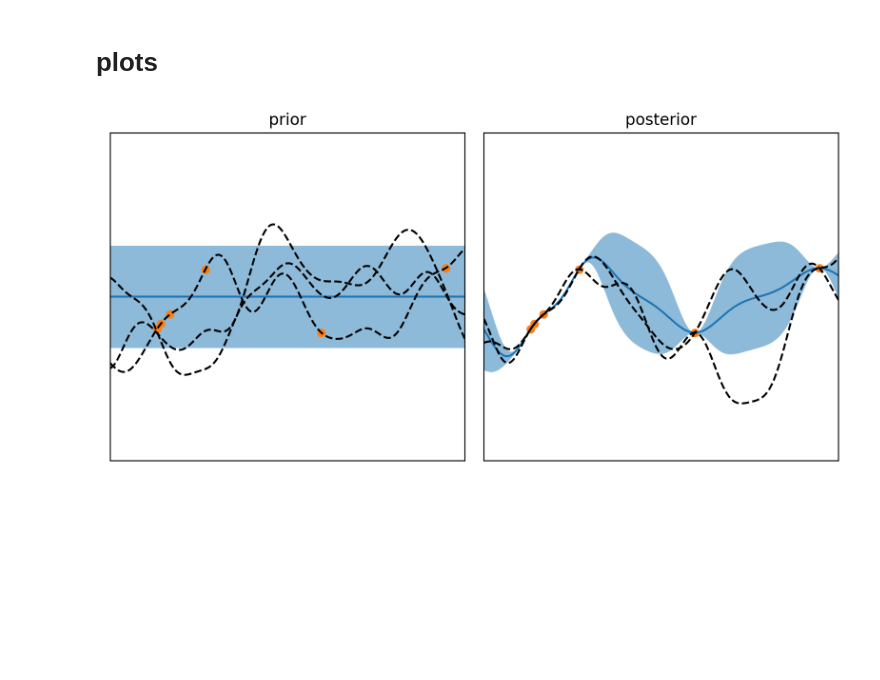
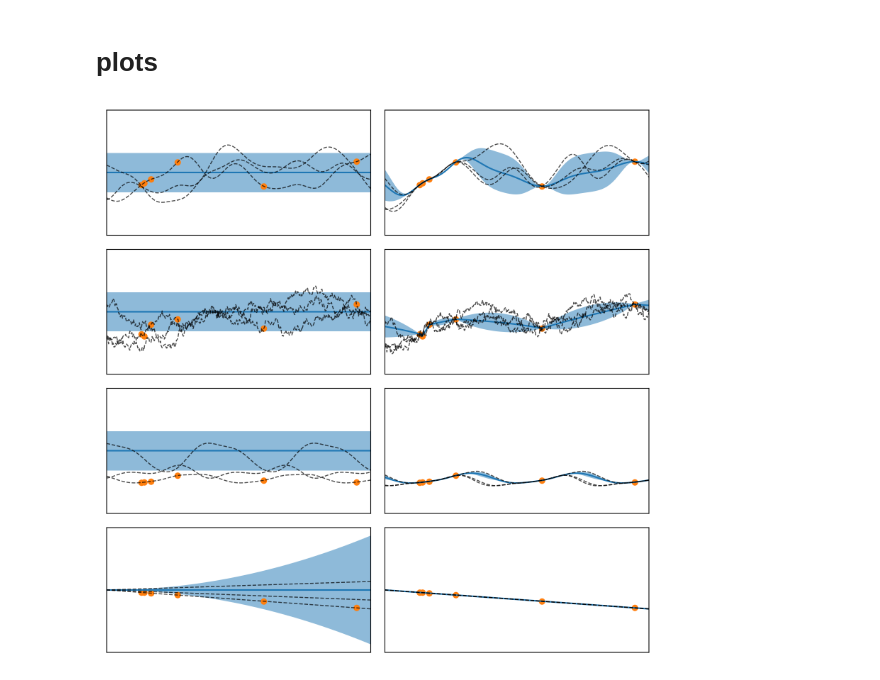
Before and after one commit to martin-marek/algorithms, a Jupyter notebook: GPs.ipynb, the cells around one changed output. Cells and saved outputs as stored; diff of their text form; code cells hidden in the pictures; blank space fills up the shorter version.

```diff
--- a/GPs.ipynb
+++ b/GPs.ipynb
@@ -62,61 +152,62 @@ print(K.min(), K.max())
 # %% [markdown]
 # plots
+# %%
+def plot_gp(ax, x, mean, cov, samples):
+
+    # plot mean ± sd
+    sd = cov.diagonal()
+    ax.plot(x_test, mean)
+    ax.fill_between(x_test, mean-2*sd, mean+2*sd, alpha=0.5)
+
+    # plot samples
+    for y_test in samples:
+        ax.plot(x_test, y_test, c='black', ls='--', lw=1, alpha=0.7)
 # %%
-fig, axs = plt.subplots(1, 2, figsize=[8, 4])
-axs[0].set_title("prior")
-axs[1].set_title("posterior")
+# plot different kernels
+kernel_fns = [rbf_kernel, laplace_kernel, periodic_kernel, linear_kernel]
+fig, axs = plt.subplots(len(kernel_fns), 2, figsize=[8, 8])
+key = jax.random.PRNGKey(0)
 
-# plot prior
-n_plot = 500
-x1 = jnp.linspace(0, 1, n_plot)
-mean = jnp.zeros_like(x1)
-cov = kernel_fn(x1, x1)
-sd = cov.diagonal()
-axs[0].plot(x1, mean)
-axs[0].fill_between(x1, mean-2*sd, mean+2*sd, alpha=0.5)
+# define test data
+x_test = jnp.linspace(0, 1, 500)
 
-# plot samples from prior
-n_samples = 3
-key = jax.random.PRNGKey(0)
-samples = sample_mv_normal(key, mean, cov, [n_samples])
-for y1 in samples:
-    axs[0].plot(x1, y1, c='black', ls='--')
+# plot each kernel
+for i, kernel_fn in enumerate(kernel_fns):
 
-# use one of the sampled draws to generate observations
-n_train = 6
-key = jax.random.PRNGKey(0)
-x1_idx = jax.random.choice(key, n_plot, shape=[n_train], replace=False)
-x2 = x1[x1_idx]
-y2 = samples[0][x1_idx]
+    # compute prior
+    mean, cov = get_prior(x_test, kernel_fn)
 
-# condition on observations
-A = kernel_fn(x1, x1)
-B = kernel_fn(x1, x2)
-C = kernel_fn(x2, x2)
-mean = B @ jnp.linalg.lstsq(C, y2)[0]
-cov = A - B @ jnp.linalg.lstsq(C, B.T)[0]
-sd = cov.diagonal()
+    # sample prior
+    samples = sample_mv_normal(key, mean, cov, [3])
 
-# plot posterior
-axs[1].plot(x1, mean)
-axs[1].fill_between(x1, mean-2*sd, mean+2*sd, alpha=0.5)
+    # plot prior
+    plot_gp(axs[i, 0], x_test, mean, cov, samples)
 
-# plot samples from posterior
-n_samples = 2
-key = jax.random.PRNGKey(0)
-samples = sample_mv_normal(key, mean, cov, [n_samples])
-for y1 in samples:
-    axs[1].plot(x1, y1, c='black', ls='--')
+    # use one of the sampled prior draws to generate observations
+    n_train = 6
+    x_test_idx = jax.random.choice(key, len(x_test), shape=[n_train], replace=False)
+    x_train = x_test[x_test_idx]
+    y_train = samples[0][x_test_idx]
 
-# shared
-for ax in axs:
+    # compute posterior by conditioning on observations
+    mean, cov = condition(x_train, x_test, y_train, kernel_fn)
+
+    # sample posterior
+    samples = sample_mv_normal(key, mean, cov, [3])
+
+    # plot posterior
+    plot_gp(axs[i, 1], x_test, mean, cov, samples)
+
+    # plot sampled training data
+    for ax in axs[i]: ax.scatter(x_train, y_train, s=30)
+
+# finish plot
+for ax in axs.flatten():
     ax.set_xlim([0, 1])
     ax.set_ylim([-2.3, 2.3])
     ax.set_xticks([])
     ax.set_yticks([])
-    ax.scatter(x2, y2, s=30)
-
 plt.tight_layout()
 plt.show()
 # %% [output]
-[figure, old version]
+[figure, new version]
```
Also changed, not shown: parts of 17 cells of this notebook.
